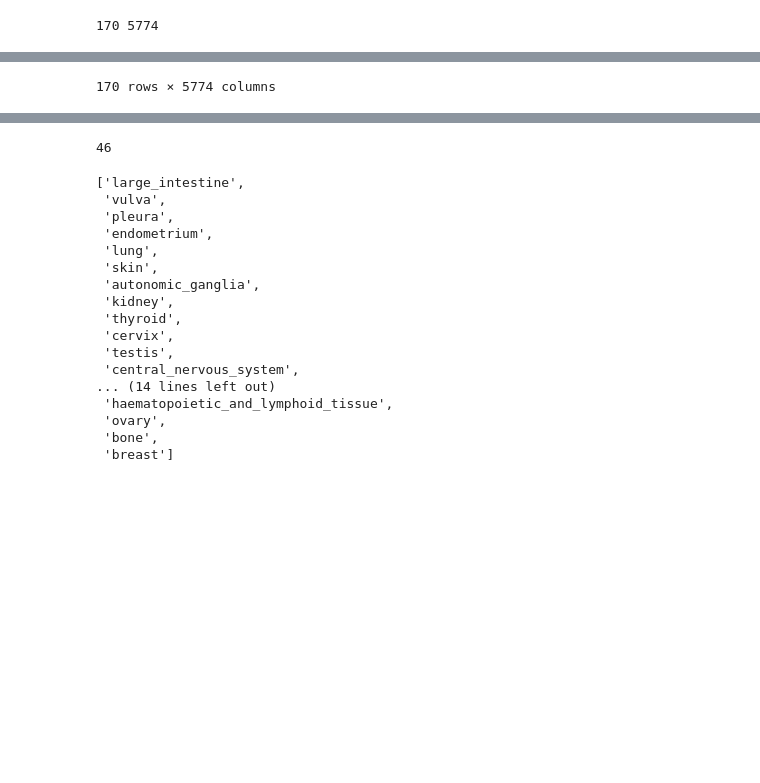
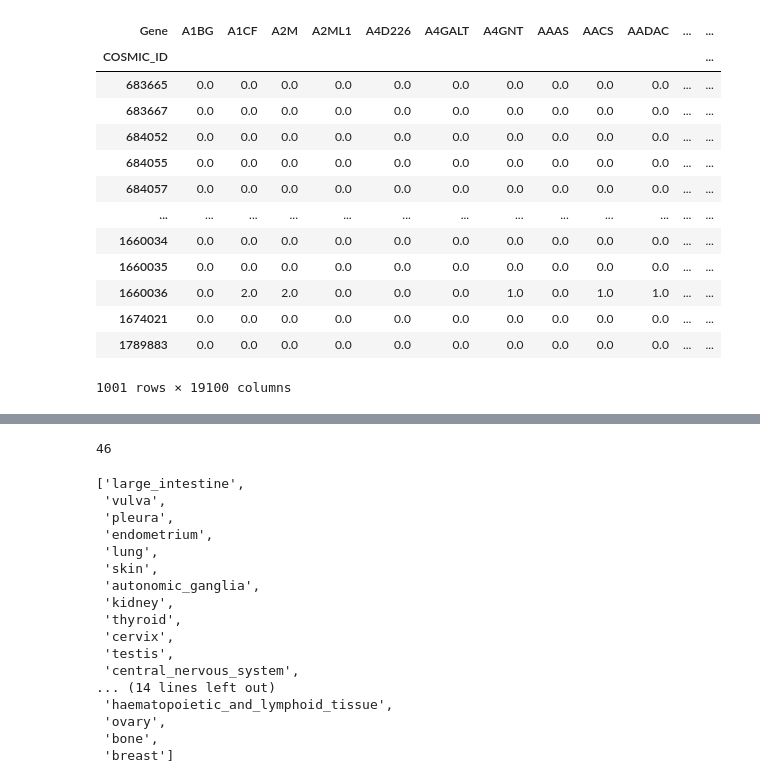
Before and after one commit to JDACS4C-IMPROVE/TCRP_data, a Jupyter notebook: code/process_sanger_drug_cell_line.ipynb, the cells around one changed output, grey strips where cells are left out. Cells and saved outputs as stored; diff of their text form; code cells hidden in the pictures; blank space fills up the shorter version.

```diff
--- a/code/process_sanger_drug_cell_line.ipynb
+++ b/code/process_sanger_drug_cell_line.ipynb
@@ -134,12 +127,24 @@ intersect = intersection(exp_gene_list,mutation_gene_list)
 # %%
-maf = pd.read_csv(mutation_data_file, sep='\t', index_col=1).fillna(0)
-mutation_df = maf.groupby(['ID', 'Symbol']).size().unstack().fillna(0)
-mutation_df = mutation_df[intersect]
+maf = pd.read_csv(mutation_data_file, sep=',', index_col=0).fillna(0)
+mutation_df = maf.groupby(['COSMIC_ID', 'Gene']).size().unstack().fillna(0)
 mutation_gene_list = list(mutation_df.columns)
 mutation_cell_line_list = list(mutation_df.index.unique())
 
-print(len(mutation_cell_line_list), len(mutation_gene_list))
+# print len(mutation_cell_line_list), len(mutation_gene_list)
 
 mutation_df
 # %% [output]
+| Gene | A1BG | A1CF | A2M | A2ML1 | A4D226 | A4GALT | A4GNT | AAAS | AACS | AADAC | ... | ... |
+| COSMIC_ID |  |  |  |  |  |  |  |  |  |  |  | ... |
+| 683665 | 0.0 | 0.0 | 0.0 | 0.0 | 0.0 | 0.0 | 0.0 | 0.0 | 0.0 | 0.0 | ... | ... |
+| 683667 | 0.0 | 0.0 | 0.0 | 0.0 | 0.0 | 0.0 | 0.0 | 0.0 | 0.0 | 0.0 | ... | ... |
+| 684052 | 0.0 | 0.0 | 0.0 | 0.0 | 0.0 | 0.0 | 0.0 | 0.0 | 0.0 | 0.0 | ... | ... |
+| 684055 | 0.0 | 0.0 | 0.0 | 0.0 | 0.0 | 0.0 | 0.0 | 0.0 | 0.0 | 0.0 | ... | ... |
+| 684057 | 0.0 | 0.0 | 0.0 | 0.0 | 0.0 | 0.0 | 0.0 | 0.0 | 0.0 | 0.0 | ... | ... |
+| ... | ... | ... | ... | ... | ... | ... | ... | ... | ... | ... | ... | ... |
+| 1660034 | 0.0 | 0.0 | 0.0 | 0.0 | 0.0 | 0.0 | 0.0 | 0.0 | 0.0 | 0.0 | ... | ... |
+| 1660035 | 0.0 | 0.0 | 0.0 | 0.0 | 0.0 | 0.0 | 0.0 | 0.0 | 0.0 | 0.0 | ... | ... |
+| 1660036 | 0.0 | 2.0 | 2.0 | 0.0 | 0.0 | 0.0 | 1.0 | 0.0 | 1.0 | 1.0 | ... | ... |
+| 1674021 | 0.0 | 0.0 | 0.0 | 0.0 | 0.0 | 0.0 | 0.0 | 0.0 | 0.0 | 0.0 | ... | ... |
+| 1789883 | 0.0 | 0.0 | 0.0 | 0.0 | 0.0 | 0.0 | 0.0 | 0.0 | 0.0 | 0.0 | ... | ... |
-170 5774
+1001 rows × 19100 columns
@@ -159 +150,0 @@ mutation_df
-170 rows × 5774 columns
```
Also changed, not shown: parts of 23 cells of this notebook, 27 other files.
